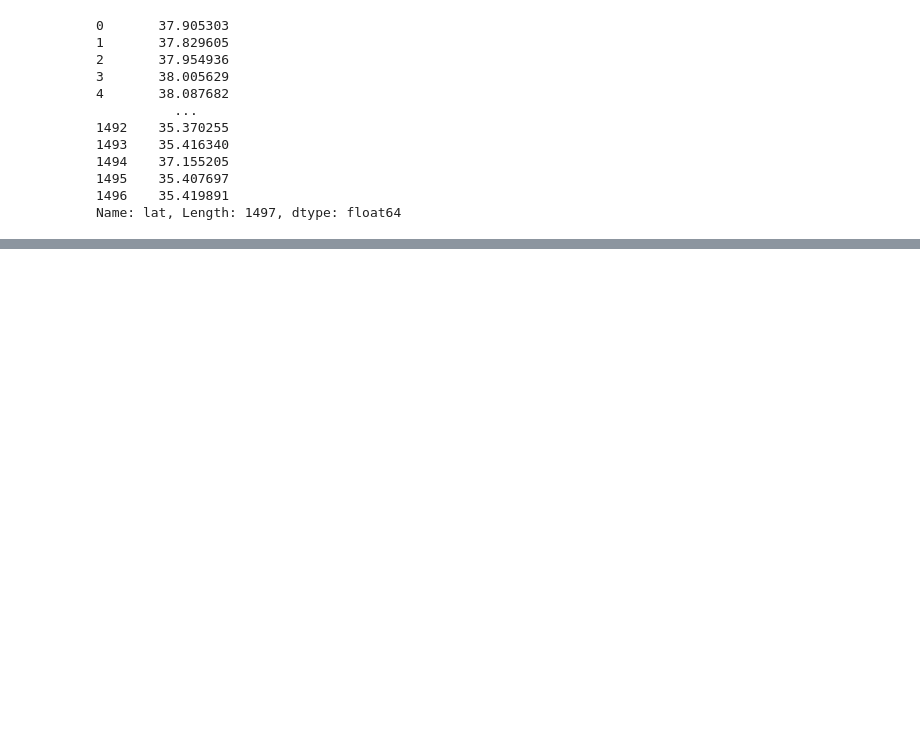
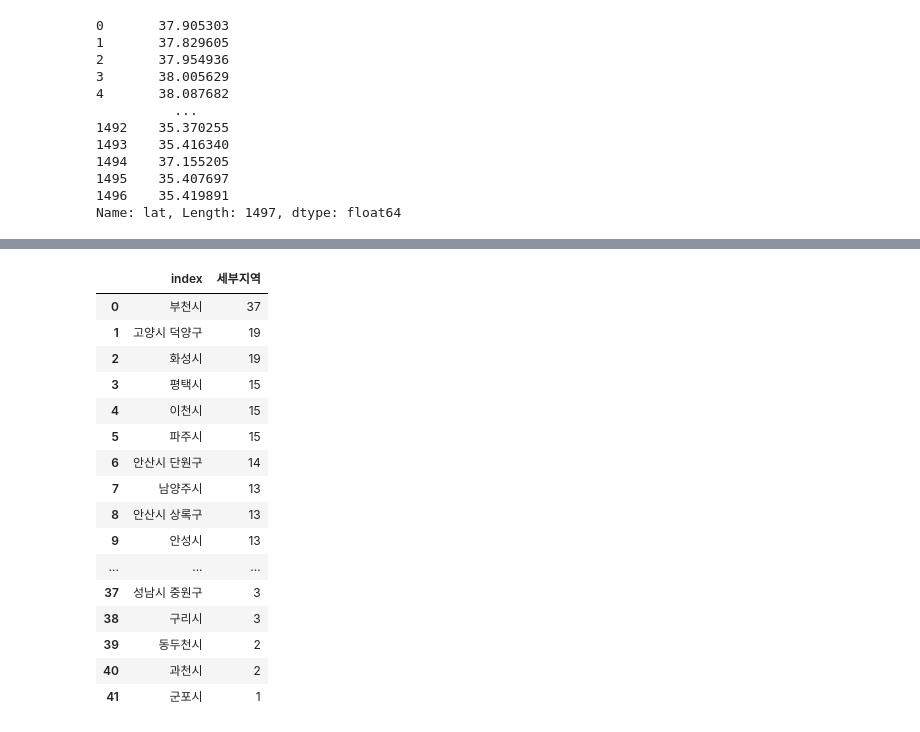
Before and after one commit to Yunwltn/Book-webdashboard, a Jupyter notebook: 도서관 정보.ipynb, the cells around one changed output, grey strips where cells are left out. Cells and saved outputs as stored; diff of their text form; code cells hidden in the pictures; blank space fills up the shorter version.

```diff
--- a/도서관 정보.ipynb
+++ b/도서관 정보.ipynb
@@ -291,3 +316,5 @@ df['lat']
 1495    35.407697
 1496    35.419891
 Name: lat, Length: 1497, dtype: float64
+# %%
+AREAdf = df.loc[ df['지역'] == '경기도' ]
@@ -293,0 +343,2 @@ Name: lat, Length: 1497, dtype: float64
+# %%
+area_count = AREAdf['세부지역'].value_counts()
@@ -293,0 +365,22 @@ Name: lat, Length: 1497, dtype: float64
+# %%
+df_count = area_count.to_frame().reset_index()
+# %%
+df_count
+# %% [output]
+|  | index | 세부지역 |
+| 0 | 부천시 | 37 |
+| 1 | 고양시 덕양구 | 19 |
+| 2 | 화성시 | 19 |
+| 3 | 평택시 | 15 |
+| 4 | 이천시 | 15 |
+| 5 | 파주시 | 15 |
+| 6 | 안산시 단원구 | 14 |
+| 7 | 남양주시 | 13 |
+| 8 | 안산시 상록구 | 13 |
+| 9 | 안성시 | 13 |
+| ... | ... | ... |
+| 37 | 성남시 중원구 | 3 |
+| 38 | 구리시 | 3 |
+| 39 | 동두천시 | 2 |
+| 40 | 과천시 | 2 |
+| 41 | 군포시 | 1 |
```
Also changed, not shown: parts of 7 cells of this notebook, 1 other file.
